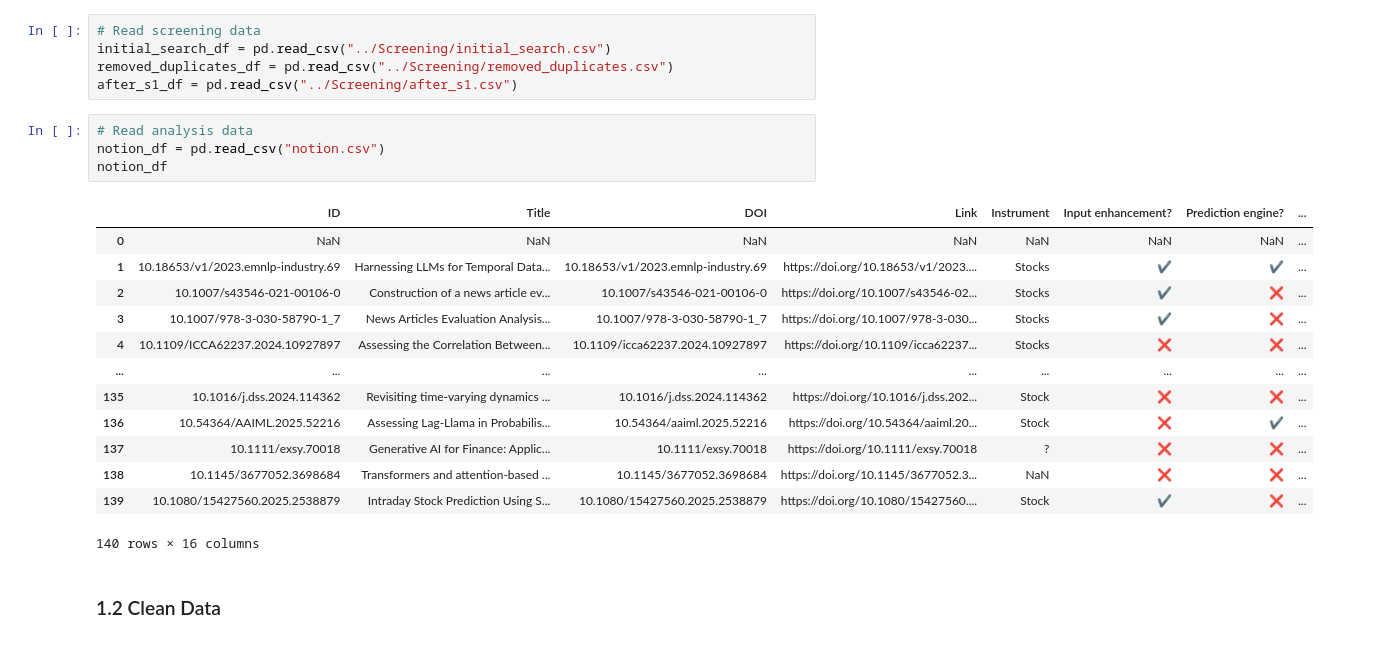
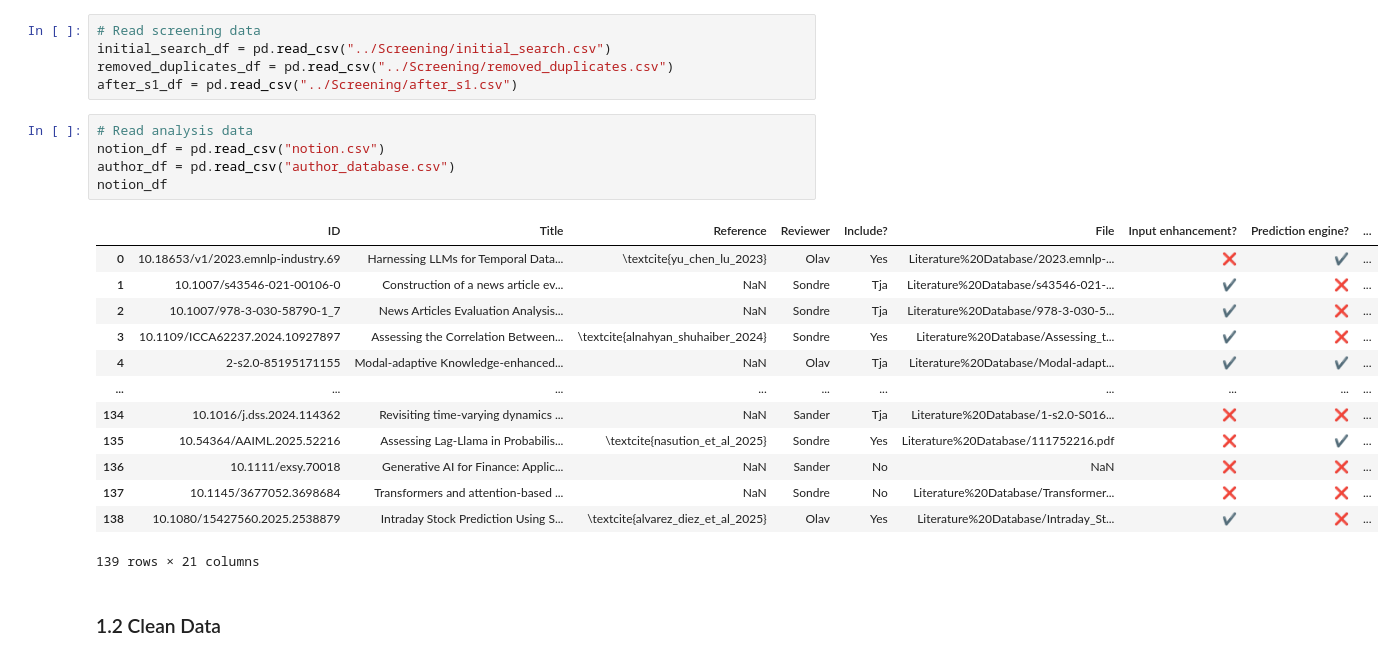
Before and after one commit to sondrehaneberg/literature-review, a Jupyter notebook: Analysis/Analysis.ipynb, the cells around one changed output. Drawn from its saved outputs; the diff is of its cells as text.

```diff
--- a/Analysis/Analysis.ipynb
+++ b/Analysis/Analysis.ipynb
@@ -23,21 +23,22 @@ after_s1_df = pd.read_csv("../Screening/after_s1.csv")
 # %%
 # Read analysis data
 notion_df = pd.read_csv("notion.csv")
+author_df = pd.read_csv("author_database.csv")
 notion_df
 # %% [output]
-|  | ID | Title | DOI | Link | Instrument | Input enhancement? | Prediction engine? | ... |
-| 0 | NaN | NaN | NaN | NaN | NaN | NaN | NaN | ... |
-| 1 | 10.18653/v1/2023.emnlp-industry.69 | Harnessing LLMs for Temporal Data... | 10.18653/v1/2023.emnlp-industry.69 | https://doi.org/10.18653/v1/2023.... | Stocks | ✔️ | ✔️ | ... |
-| 2 | 10.1007/s43546-021-00106-0 | Construction of a news article ev... | 10.1007/s43546-021-00106-0 | https://doi.org/10.1007/s43546-02... | Stocks | ✔️ | ❌ | ... |
-| 3 | 10.1007/978-3-030-58790-1_7 | News Articles Evaluation Analysis... | 10.1007/978-3-030-58790-1_7 | https://doi.org/10.1007/978-3-030... | Stocks | ✔️ | ❌ | ... |
-| 4 | 10.1109/ICCA62237.2024.10927897 | Assessing the Correlation Between... | 10.1109/icca62237.2024.10927897 | https://doi.org/10.1109/icca62237... | Stocks | ❌ | ❌ | ... |
-| ... | ... | ... | ... | ... | ... | ... | ... | ... |
-| 135 | 10.1016/j.dss.2024.114362 | Revisiting time-varying dynamics ... | 10.1016/j.dss.2024.114362 | https://doi.org/10.1016/j.dss.202... | Stock | ❌ | ❌ | ... |
-| 136 | 10.54364/AAIML.2025.52216 | Assessing Lag-Llama in Probabilis... | 10.54364/aaiml.2025.52216 | https://doi.org/10.54364/aaiml.20... | Stock | ❌ | ✔️ | ... |
-| 137 | 10.1111/exsy.70018 | Generative AI for Finance: Applic... | 10.1111/exsy.70018 | https://doi.org/10.1111/exsy.70018 | ? | ❌ | ❌ | ... |
-| 138 | 10.1145/3677052.3698684 | Transformers and attention-based ... | 10.1145/3677052.3698684 | https://doi.org/10.1145/3677052.3... | NaN | ❌ | ❌ | ... |
-| 139 | 10.1080/15427560.2025.2538879 | Intraday Stock Prediction Using S... | 10.1080/15427560.2025.2538879 | https://doi.org/10.1080/15427560.... | Stock | ✔️ | ❌ | ... |
+|  | ID | Title | Reference | Reviewer | Include? | File | Input enhancement? | Prediction engine? | ... |
+| 0 | 10.18653/v1/2023.emnlp-industry.69 | Harnessing LLMs for Temporal Data... | \textcite{yu_chen_lu_2023} | Olav | Yes | Literature%20Database/2023.emnlp-... | ❌ | ✔️ | ... |
+| 1 | 10.1007/s43546-021-00106-0 | Construction of a news article ev... | NaN | Sondre | Tja | Literature%20Database/s43546-021-... | ✔️ | ❌ | ... |
+| 2 | 10.1007/978-3-030-58790-1_7 | News Articles Evaluation Analysis... | NaN | Sondre | Tja | Literature%20Database/978-3-030-5... | ✔️ | ❌ | ... |
+| 3 | 10.1109/ICCA62237.2024.10927897 | Assessing the Correlation Between... | \textcite{alnahyan_shuhaiber_2024} | Sondre | Yes | Literature%20Database/Assessing_t... | ✔️ | ❌ | ... |
+| 4 | 2-s2.0-85195171155 | Modal-adaptive Knowledge-enhanced... | NaN | Olav | Tja | Literature%20Database/Modal-adapt... | ✔️ | ✔️ | ... |
+| ... | ... | ... | ... | ... | ... | ... | ... | ... | ... |
+| 134 | 10.1016/j.dss.2024.114362 | Revisiting time-varying dynamics ... | NaN | Sander | Tja | Literature%20Database/1-s2.0-S016... | ❌ | ❌ | ... |
+| 135 | 10.54364/AAIML.2025.52216 | Assessing Lag-Llama in Probabilis... | \textcite{nasution_et_al_2025} | Sondre | Yes | Literature%20Database/111752216.pdf | ❌ | ✔️ | ... |
+| 136 | 10.1111/exsy.70018 | Generative AI for Finance: Applic... | NaN | Sander | No | NaN | ❌ | ❌ | ... |
+| 137 | 10.1145/3677052.3698684 | Transformers and attention-based ... | NaN | Sondre | No | Literature%20Database/Transformer... | ❌ | ❌ | ... |
+| 138 | 10.1080/15427560.2025.2538879 | Intraday Stock Prediction Using S... | \textcite{alvarez_diez_et_al_2025} | Olav | Yes | Literature%20Database/Intraday_St... | ✔️ | ❌ | ... |
-140 rows × 16 columns
+139 rows × 21 columns
 # %% [markdown]
 ### 1.2 Clean Data
 # %%
```
Also changed, not shown: parts of 21 cells of this notebook, 4 other files.
